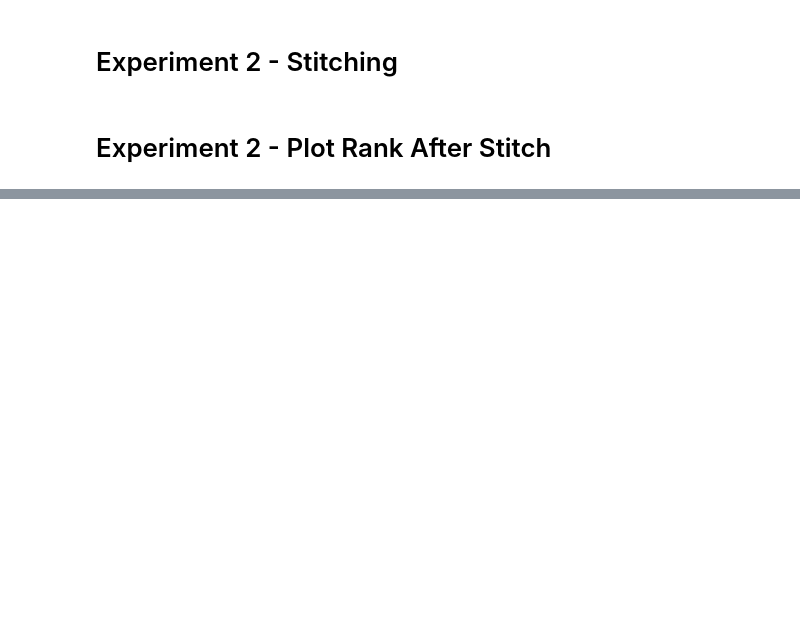
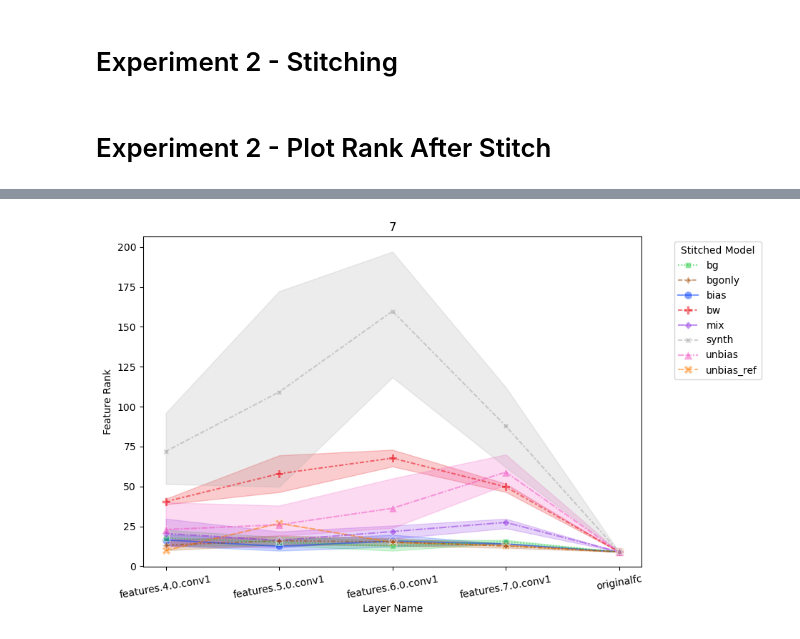
Before and after one commit to DHLSmith/jons-tunnel-effect, a Jupyter notebook: rank.ipynb, the cells around one changed output, grey strips where cells are left out. Saved outputs shown, nothing was run; the diff lists cells and outputs as text; code cells hidden in the pictures; blank space fills up the shorter version.

```diff
--- a/rank.ipynb
+++ b/rank.ipynb
@@ -167,0 +199,20 @@ if True:
+# %%
+plt.figure(figsize=(9,6))
+#line_plot = sns.lineplot(data=df3, x='name', y='features_rank', hue='sender', marker='o', markersize=8, alpha=0.5, palette='bright')
+line_plot = sns.lineplot(data=df3, x='name', y='features_rank', hue='sender', style='sender', markers=True, dashes=True, markersize=8, alpha=0.5, palette='bright')
+
+plt.title(k)
+plt.xlabel('Layer Name')
+plt.ylabel('Feature Rank')
+#plt.ylim(6,15)
+plt.yscale('linear')
+plt.xticks(rotation=10)
+
+handles, labels = line_plot.get_legend_handles_labels()
+sorted_labels_handles = sorted(zip(labels, handles))
+labels, handles = zip(*sorted_labels_handles)
+plt.legend(handles, labels, title='Stitched Model', loc='upper right', bbox_to_anchor=(1.25, 1))
+plt.savefig(f"./results_2/{k}_rank.png", bbox_inches='tight')
+plt.show()
+# %% [output]
+[figure, added]
```
Also changed, not shown: parts of 6 cells of this notebook.
